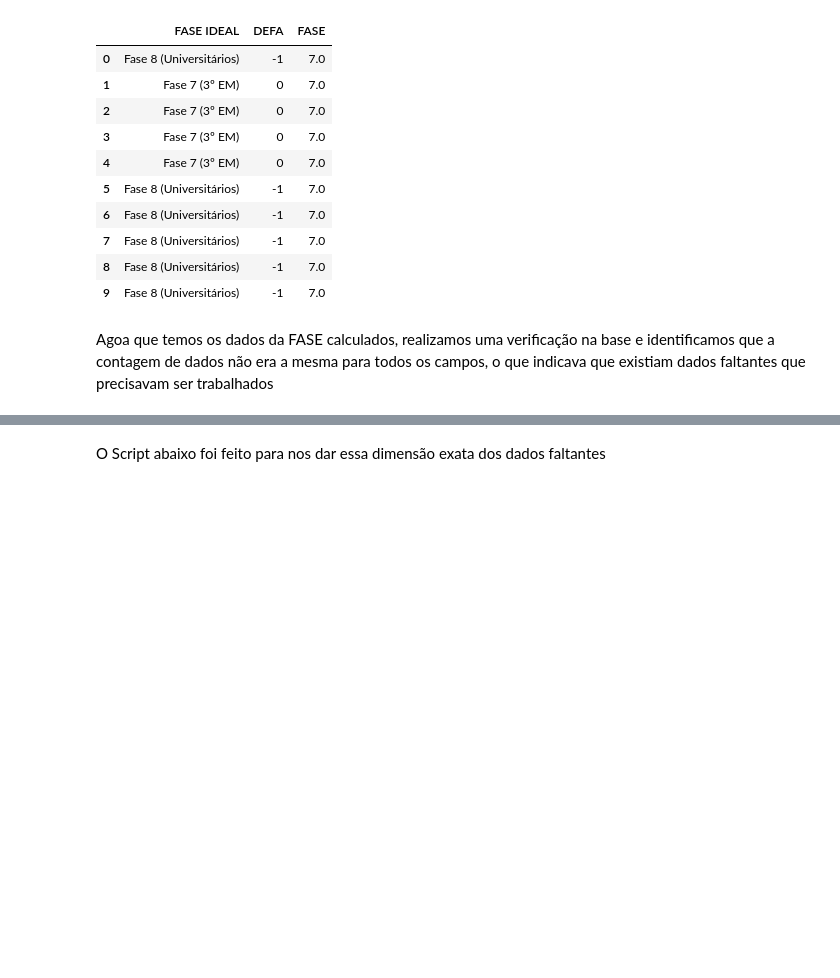
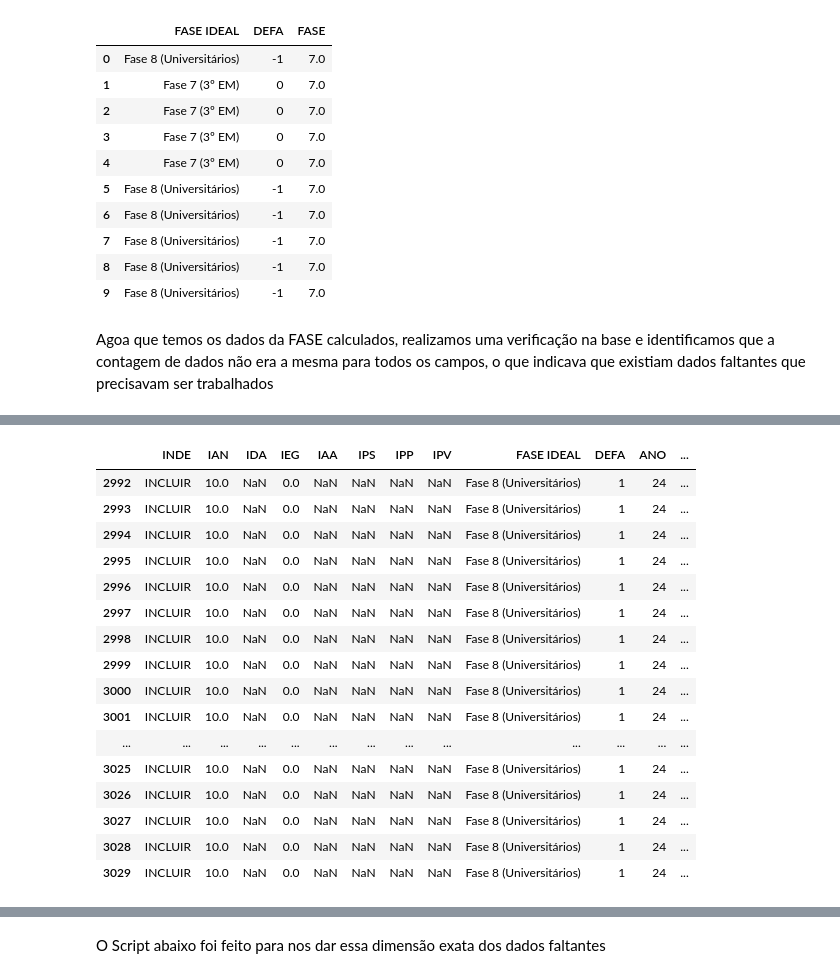
Before and after one commit to marcelotmalta/Dataton, a Jupyter notebook: notebooks/1 - obtendoDados.ipynb, the cells around one changed output, grey strips where cells are left out. Drawn from its saved outputs; the diff is of its cells as text; code cells hidden in the pictures; blank space fills up the shorter version.

```diff
--- a/notebooks/obtendoDados.ipynb
+++ b/notebooks/1 - obtendoDados.ipynb
@@ -344,0 +365,20 @@ df_Base.describe()
+# %%
+df_Base[(df_Base['INDE'] == 'INCLUIR')]
+# %% [output]
+|  | INDE | IAN | IDA | IEG | IAA | IPS | IPP | IPV | FASE IDEAL | DEFA | ANO | ... |
+| 2992 | INCLUIR | 10.0 | NaN | 0.0 | NaN | NaN | NaN | NaN | Fase 8 (Universitários) | 1 | 24 | ... |
+| 2993 | INCLUIR | 10.0 | NaN | 0.0 | NaN | NaN | NaN | NaN | Fase 8 (Universitários) | 1 | 24 | ... |
+| 2994 | INCLUIR | 10.0 | NaN | 0.0 | NaN | NaN | NaN | NaN | Fase 8 (Universitários) | 1 | 24 | ... |
+| 2995 | INCLUIR | 10.0 | NaN | 0.0 | NaN | NaN | NaN | NaN | Fase 8 (Universitários) | 1 | 24 | ... |
+| 2996 | INCLUIR | 10.0 | NaN | 0.0 | NaN | NaN | NaN | NaN | Fase 8 (Universitários) | 1 | 24 | ... |
+| 2997 | INCLUIR | 10.0 | NaN | 0.0 | NaN | NaN | NaN | NaN | Fase 8 (Universitários) | 1 | 24 | ... |
+| 2998 | INCLUIR | 10.0 | NaN | 0.0 | NaN | NaN | NaN | NaN | Fase 8 (Universitários) | 1 | 24 | ... |
+| 2999 | INCLUIR | 10.0 | NaN | 0.0 | NaN | NaN | NaN | NaN | Fase 8 (Universitários) | 1 | 24 | ... |
+| 3000 | INCLUIR | 10.0 | NaN | 0.0 | NaN | NaN | NaN | NaN | Fase 8 (Universitários) | 1 | 24 | ... |
+| 3001 | INCLUIR | 10.0 | NaN | 0.0 | NaN | NaN | NaN | NaN | Fase 8 (Universitários) | 1 | 24 | ... |
+| ... | ... | ... | ... | ... | ... | ... | ... | ... | ... | ... | ... | ... |
+| 3025 | INCLUIR | 10.0 | NaN | 0.0 | NaN | NaN | NaN | NaN | Fase 8 (Universitários) | 1 | 24 | ... |
+| 3026 | INCLUIR | 10.0 | NaN | 0.0 | NaN | NaN | NaN | NaN | Fase 8 (Universitários) | 1 | 24 | ... |
+| 3027 | INCLUIR | 10.0 | NaN | 0.0 | NaN | NaN | NaN | NaN | Fase 8 (Universitários) | 1 | 24 | ... |
+| 3028 | INCLUIR | 10.0 | NaN | 0.0 | NaN | NaN | NaN | NaN | Fase 8 (Universitários) | 1 | 24 | ... |
+| 3029 | INCLUIR | 10.0 | NaN | 0.0 | NaN | NaN | NaN | NaN | Fase 8 (Universitários) | 1 | 24 | ... |
```
Also changed, not shown: parts of 11 cells of this notebook, 9 other files.
